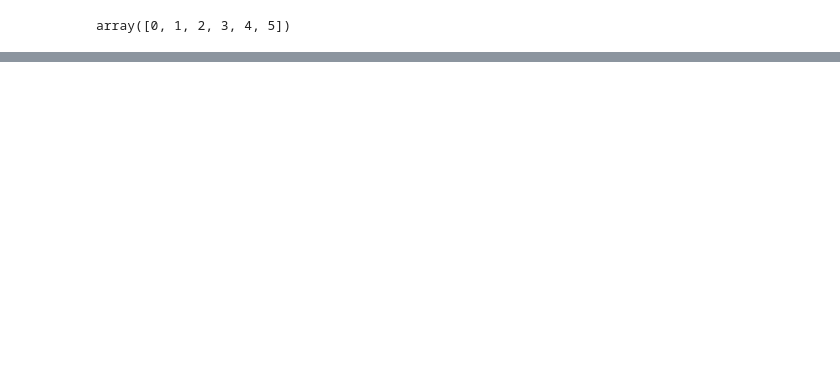
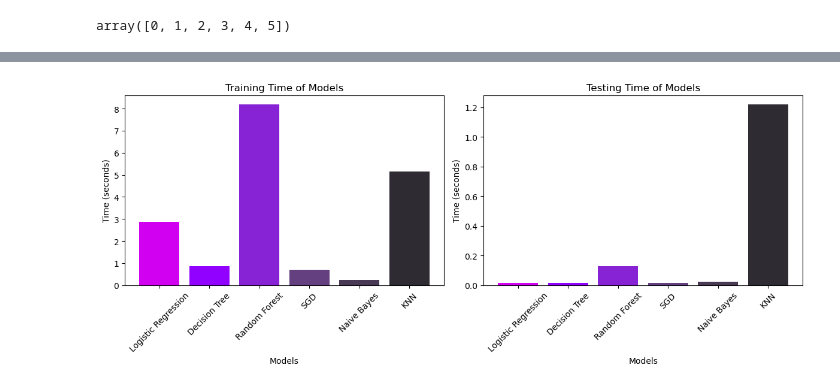
Before and after one commit to MohitPanchasara/Machine-Learning, a Jupyter notebook: Projects/Alzheimerz Classification/Alzheimer's ClassificationUntitled.ipynb, the cells around one changed output, grey strips where cells are left out. Saved outputs shown, nothing was run; the diff lists cells and outputs as text; code cells hidden in the pictures; blank space fills up the shorter version.

```diff
--- a/Projects/Alzheimerz Classification/Alzheimer's ClassificationUntitled.ipynb
+++ b/Projects/Alzheimerz Classification/Alzheimer's ClassificationUntitled.ipynb
@@ -407,0 +427,27 @@ plot_metrics_comparison(results)
+# %%
+colors = ['#D200F0', '#9101FF', '#8823D5', '#644080', '#493955', '#2F2B33']
+
+# Plot
+fig, axes = plt.subplots(1, 2, figsize=(12, 5))
+
+# Training time plot
+for i, model in enumerate(model_names):
+    axes[0].bar(model, training_time[i], color=colors[i])
+axes[0].set_title('Training Time of Models')
+axes[0].set_ylabel('Time (seconds)')
+axes[0].set_xlabel('Models')
+axes[0].tick_params(axis='x', rotation=45)
+
+# Testing time plot
+for i, model in enumerate(model_names):
+    axes[1].bar(model, testing_time[i], color=colors[i])
+axes[1].set_title('Testing Time of Models')
+axes[1].set_ylabel('Time (seconds)')
+axes[1].set_xlabel('Models')
+axes[1].tick_params(axis='x', rotation=45)
+
+# Adjust layout
+plt.tight_layout()
+plt.show()
+# %% [output]
+[figure, added]
```
Also changed, not shown: parts of 8 cells of this notebook, 1 other file.
